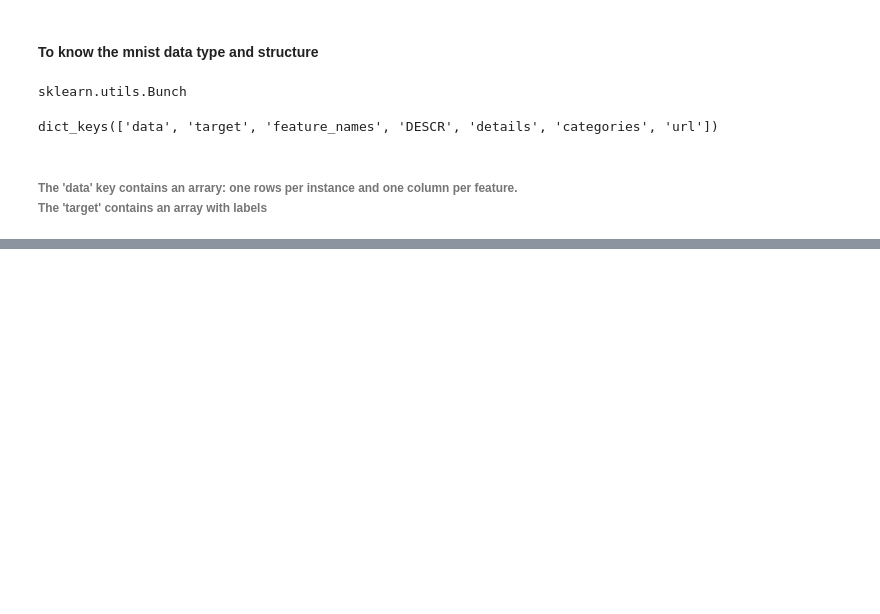
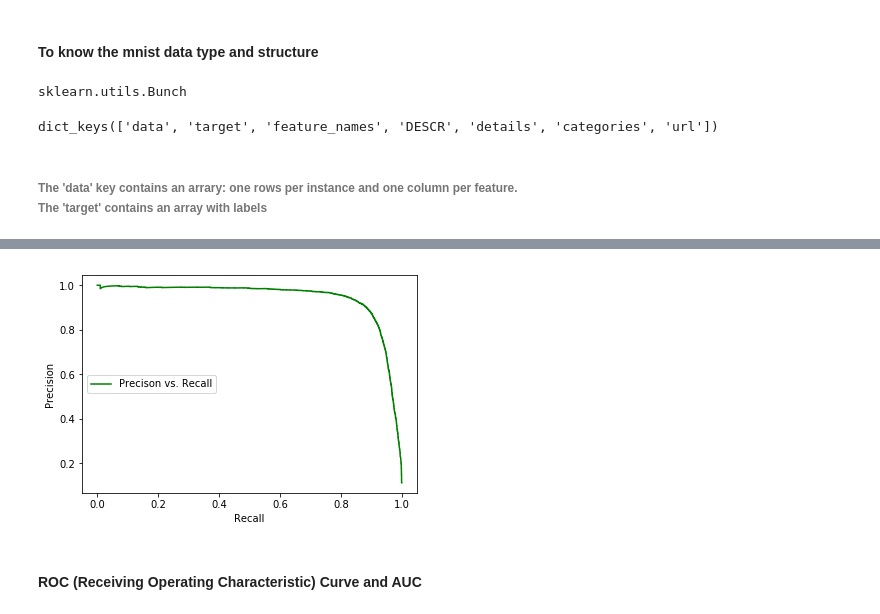
Before and after one commit to tuan-trankcc/classification, a Jupyter notebook: classification.ipynb, the cells around one changed output, grey strips where cells are left out. Saved outputs shown, nothing was run; the diff lists cells and outputs as text; code cells hidden in the pictures; blank space fills up the shorter version.

```diff
--- a/classification.ipynb
+++ b/classification.ipynb
@@ -66,0 +236,13 @@ y[_index]
+# %%
+def plot_precision_vs_recalls(precision, recalls):
+    plt.plot(recalls[:-1], precision[:-1], 'g-', label='Precison vs. Recall')
+    plt.xlabel('Recall')
+    plt.ylabel('Precision')
+    plt.legend(loc='center left')
+    # plt.xlim([-50000, 50000])
+plot_precision_vs_recalls(precision, recalls)
+plt.show()
+# %% [output]
+[figure, added]
+# %% [markdown]
+#### ROC (Receiving Operating Characteristic) Curve and AUC
```
Also changed, not shown: parts of 76 cells of this notebook.
